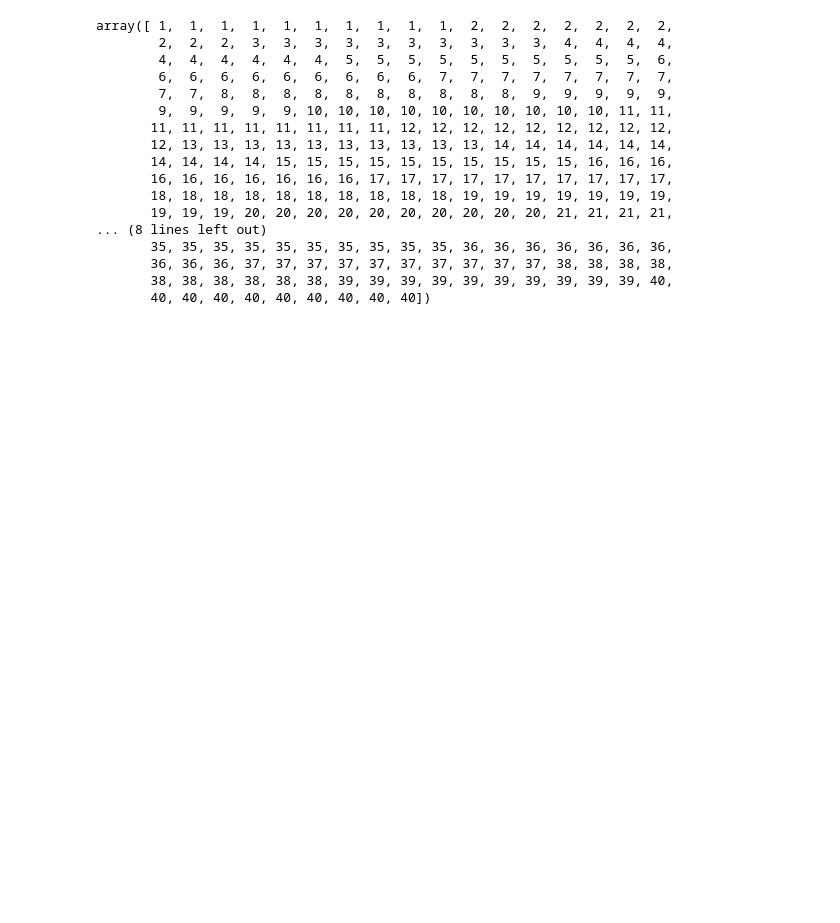
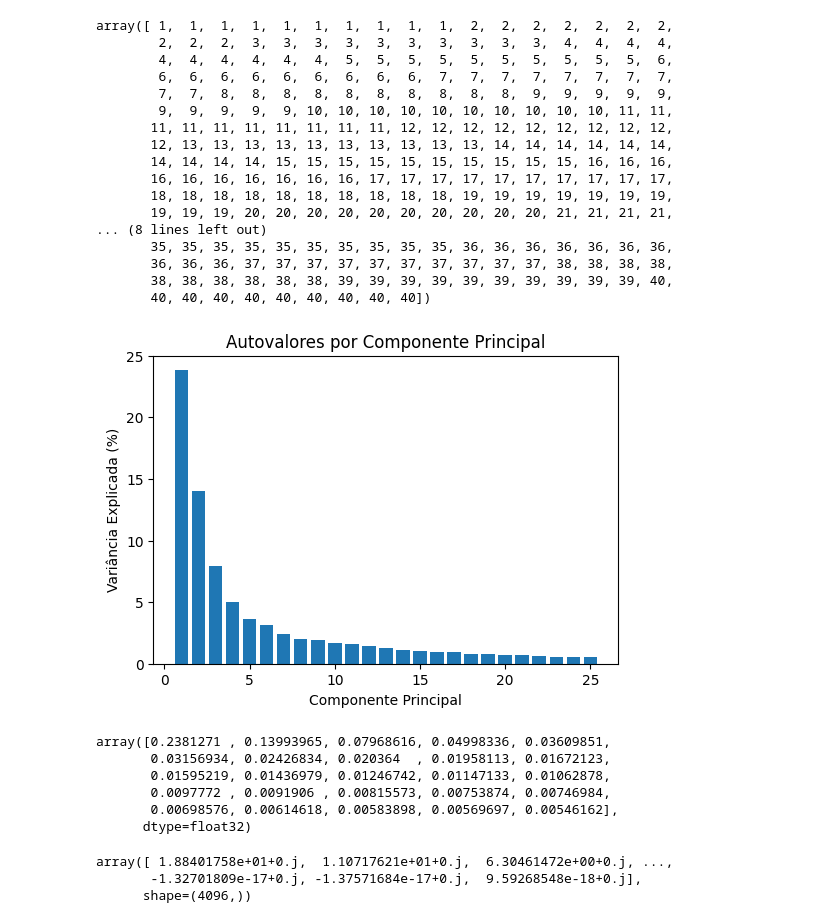
Before and after one commit to gvcf20/IRP, a Jupyter notebook: python/PCA/pca.ipynb, the cells around one changed output. Drawn from its saved outputs; the diff is of its cells as text; code cells hidden in the pictures; blank space fills up the shorter version.

```diff
--- a/python/PCA/pca.ipynb
+++ b/python/PCA/pca.ipynb
@@ -75,3 +74,33 @@ array([ 1,  1,  1,  1,  1,  1,  1,  1,  1,  1,  2,  2,  2,  2,  2,  2,  2,
        36, 36, 36, 37, 37, 37, 37, 37, 37, 37, 37, 37, 37, 38, 38, 38, 38,
        38, 38, 38, 38, 38, 38, 39, 39, 39, 39, 39, 39, 39, 39, 39, 39, 40,
        40, 40, 40, 40, 40, 40, 40, 40, 40])
+# %%
+X = faces['data']
+pca = PCA(n_components=25)
+X_pca = pca.fit_transform(X)
+eigenvalues = pca.explained_variance_ratio_
+plt.figure(figsize=(6, 4))
+plt.bar(range(1, len(eigenvalues) + 1), eigenvalues*100)
+plt.xlabel('Componente Principal')
+plt.ylabel('Variância Explicada (%)')
+plt.title('Autovalores por Componente Principal')
+plt.show()
+# %% [output]
+[figure, added]
+# %%
+eigenvalues
+# %% [output]
+array([0.2381271 , 0.13993965, 0.07968616, 0.04998336, 0.03609851,
+       0.03156934, 0.02426834, 0.020364  , 0.01958113, 0.01672123,
+       0.01595219, 0.01436979, 0.01246742, 0.01147133, 0.01062878,
+       0.0097772 , 0.0091906 , 0.00815573, 0.00753874, 0.00746984,
+       0.00698576, 0.00614618, 0.00583898, 0.00569697, 0.00546162],
+      dtype=float32)
+# %%
+cov = np.cov(X.T)
+eigenvalues_cov, eigenvectors_cov = np.linalg.eig(cov)
+eigenvalues_cov
+# %% [output]
+array([ 1.88401758e+01+0.j,  1.10717621e+01+0.j,  6.30461472e+00+0.j, ...,
+       -1.32701809e-17+0.j, -1.37571684e-17+0.j,  9.59268548e-18+0.j],
+      shape=(4096,))
```
Also changed, not shown: parts of 5 cells of this notebook, 2 other files.
